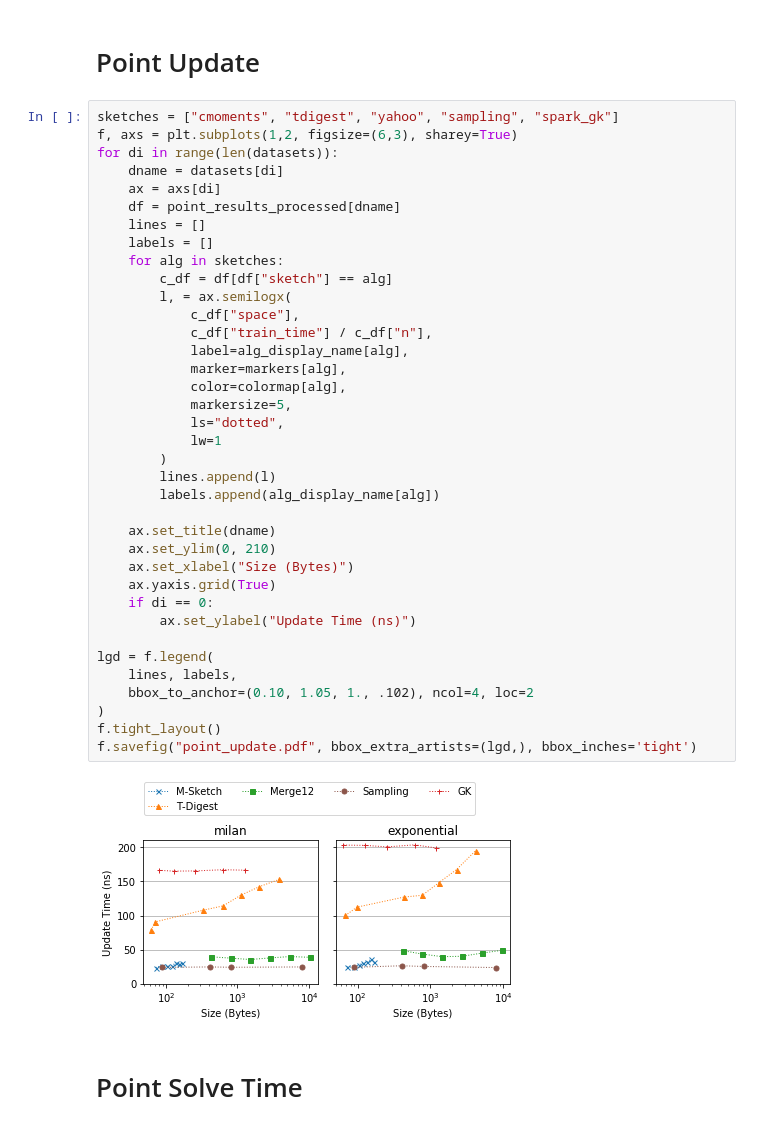
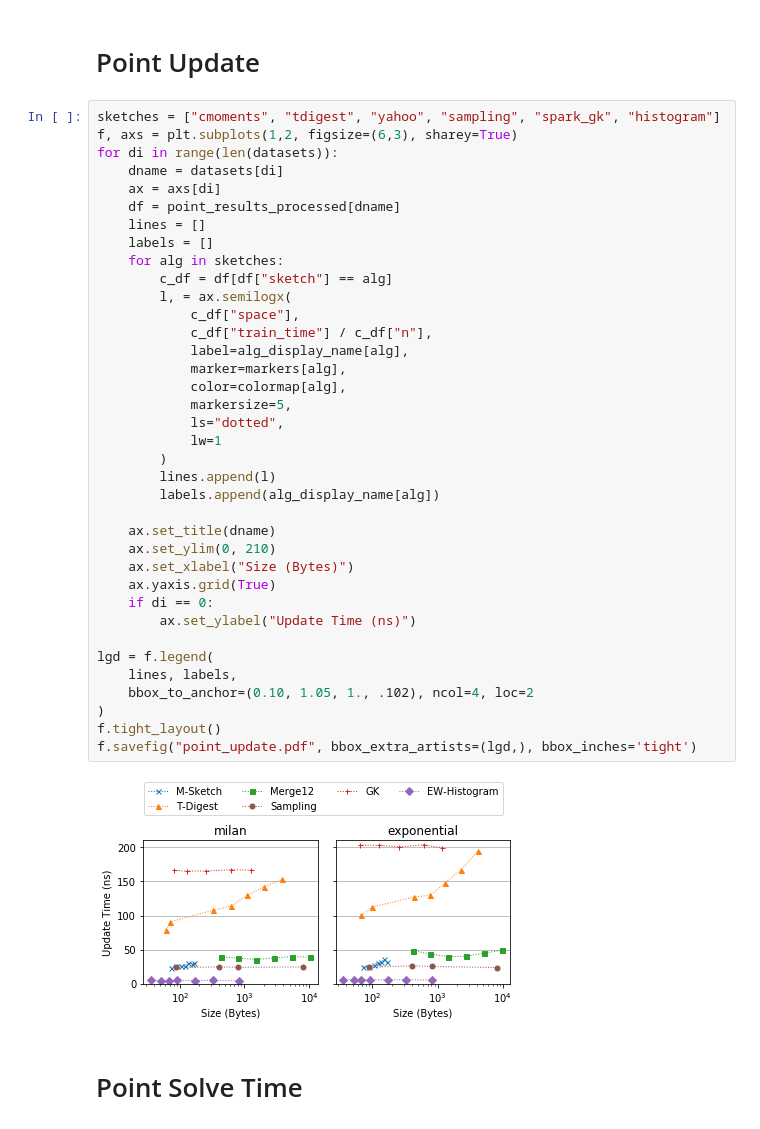
Before and after one commit to stanford-futuredata/msketch, a Jupyter notebook: analysis/Perf Micro Plots.ipynb, the cells around one changed output. Cells and saved outputs as stored; diff of their text form.

```diff
--- a/analysis/Perf Micro Plots.ipynb
+++ b/analysis/Perf Micro Plots.ipynb
@@ -160,7 +160,7 @@ f.savefig("point_accuracy.pdf", bbox_extra_artists=(lgd,), bbox_inches='tight')
 # %% [markdown]
 # Point Update
 # %%
-sketches = ["cmoments", "tdigest", "yahoo", "sampling", "spark_gk"]
+sketches = ["cmoments", "tdigest", "yahoo", "sampling", "spark_gk", "histogram"]
 f, axs = plt.subplots(1,2, figsize=(6,3), sharey=True)
 for di in range(len(datasets)):
     dname = datasets[di]
@@ -170,34 +170,34 @@ for di in range(len(datasets)):
     labels = []
     for alg in sketches:
         c_df = df[df["sketch"] == alg]
         l, = ax.semilogx(
             c_df["space"],
             c_df["train_time"] / c_df["n"],
             label=alg_display_name[alg],
             marker=markers[alg],
             color=colormap[alg],
             markersize=5,
             ls="dotted",
             lw=1
         )
         lines.append(l)
         labels.append(alg_display_name[alg])
 
     ax.set_title(dname)
     ax.set_ylim(0, 210)
     ax.set_xlabel("Size (Bytes)")
     ax.yaxis.grid(True)
     if di == 0:
         ax.set_ylabel("Update Time (ns)")
 
 lgd = f.legend(
     lines, labels,
     bbox_to_anchor=(0.10, 1.05, 1., .102), ncol=4, loc=2
 )
 f.tight_layout()
 f.savefig("point_update.pdf", bbox_extra_artists=(lgd,), bbox_inches='tight')
 # %% [output]
-[figure, old version]
+[figure, new version]
 # %% [markdown]
 # Point Solve Time
 # %%
```
Also changed, not shown: parts of 1 cell of this notebook, 6 other files.
